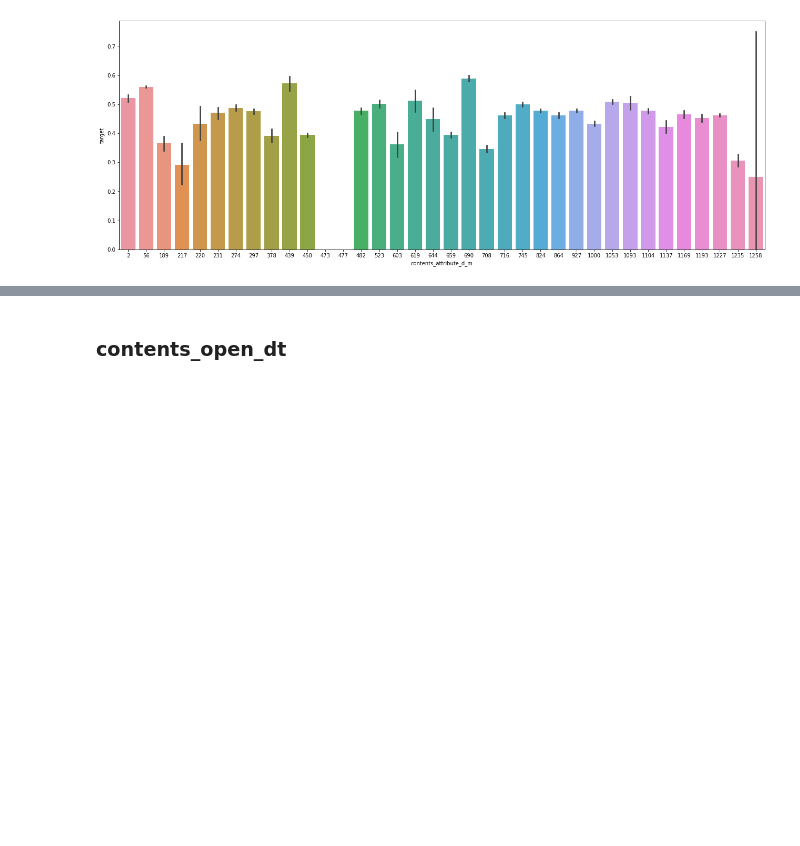
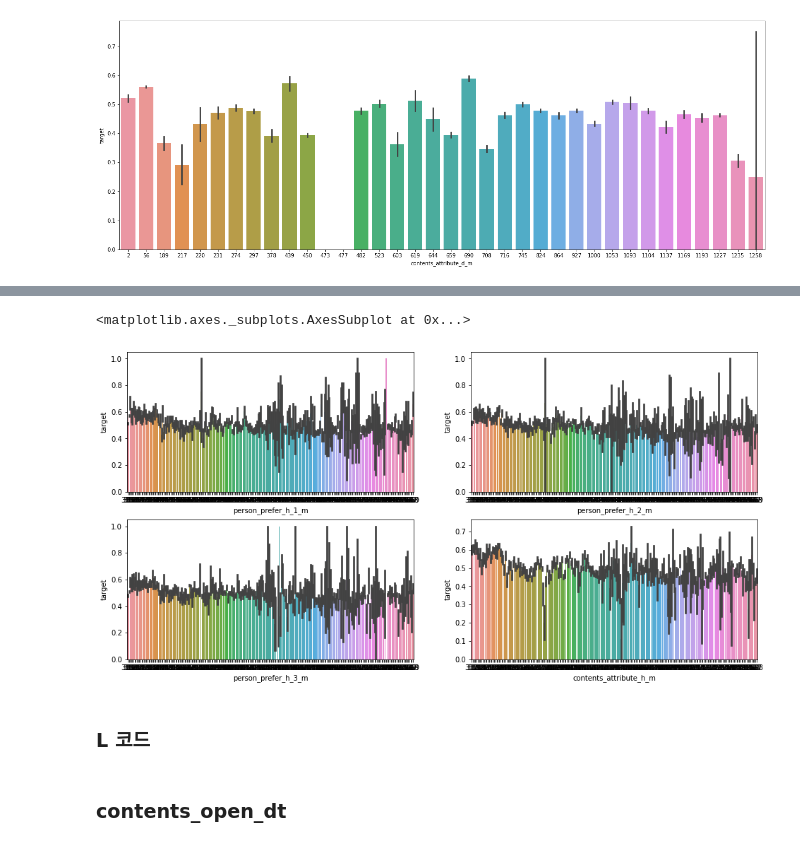
Before and after one commit to Proj-Caliber/Job-Care, a Jupyter notebook: Feature Engineering.ipynb, the cells around one changed output, grey strips where cells are left out. Drawn from its saved outputs; the diff is of its cells as text; code cells hidden in the pictures; blank space fills up the shorter version.

```diff
--- a/Feature Engineering.ipynb
+++ b/Feature Engineering.ipynb
@@ -289,3 +223,15 @@ train
+# %%
+fig, ax = plt.subplots(ncols = 2, nrows = 2, figsize = (16,8))
+
+sns.barplot(data = train, x = 'person_prefer_h_1_m', y = 'target', ax = ax[0,0])
+sns.barplot(data = train, x = 'person_prefer_h_2_m', y = 'target',ax = ax[0,1])
+sns.barplot(data = train, x = 'person_prefer_h_3_m',y = 'target', ax = ax[1,0])
+sns.barplot(data = train, x = 'contents_attribute_h_m', y = 'target',ax = ax[1,1])
+# %% [output]
+<matplotlib.axes._subplots.AxesSubplot at 0x...>
+[figure, added]
+# %% [markdown]
+### L 코드
 # %% [markdown]
 ### contents_open_dt
 # %%
```
Also changed, not shown: parts of 22 cells of this notebook.
